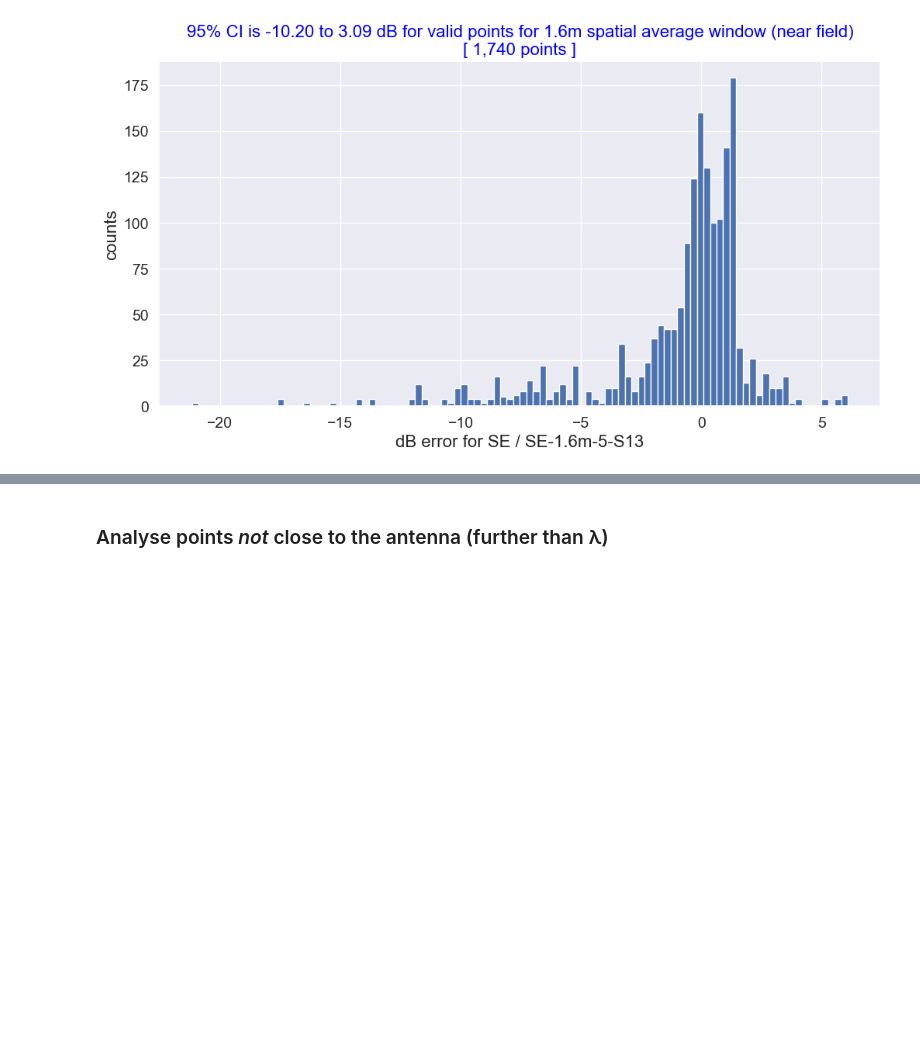
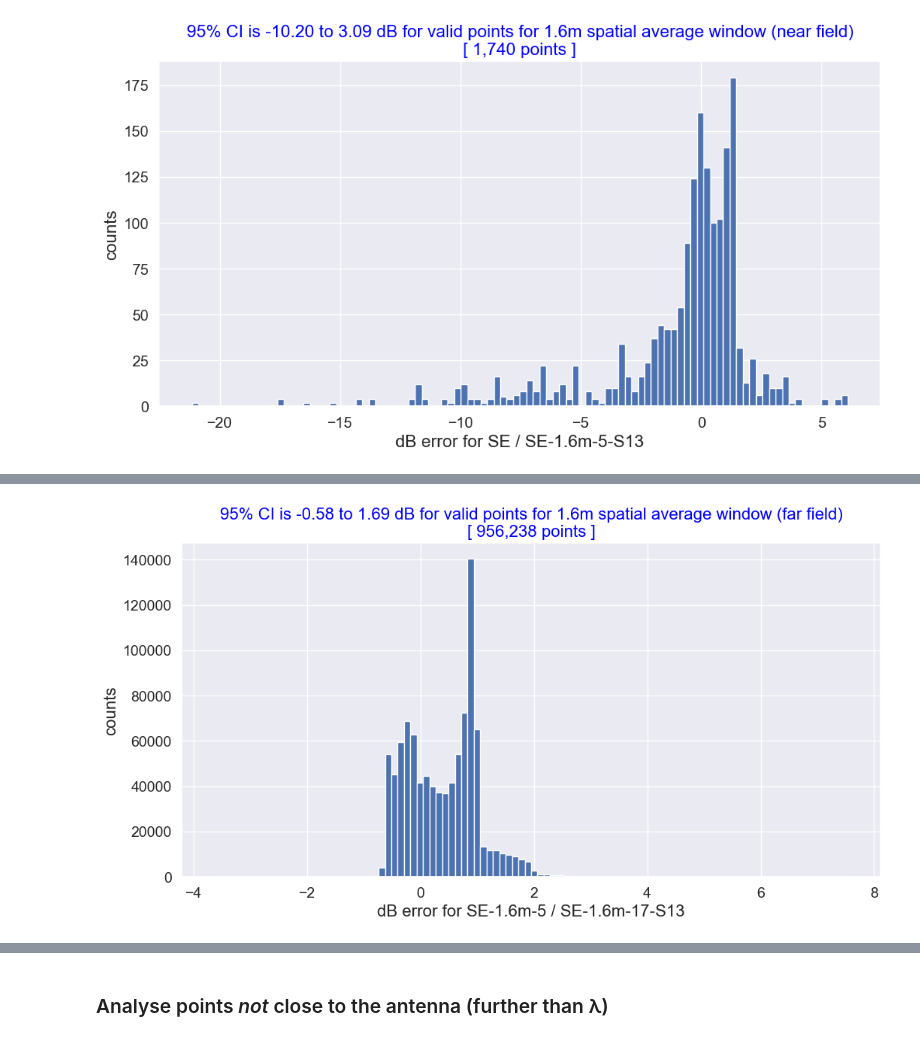
Before and after one commit to dreme/spatial-averaging-wg, a Jupyter notebook: notebooks/MBS_panel_trial2.ipynb, the cells around one changed output, grey strips where cells are left out. Saved outputs shown, nothing was run; the diff lists cells and outputs as text; code cells hidden in the pictures; blank space fills up the shorter version.

```diff
--- a/notebooks/MBS_panel_trial2.ipynb
+++ b/notebooks/MBS_panel_trial2.ipynb
@@ -1227,0 +1255,5 @@ R.hist(data='dBerr SE v SE-1.6m-5-S13', f=f_sa16near, CI=95, bins=100)
+# %%
+# Show SARwbi histogram
+R.hist(data='dBerr SE-1.6m-5 v SE-1.6m-17-S13', f=f_sa16far, CI=95, bins=100)
+# %% [output]
+[figure, added]
```
Also changed, not shown: parts of 14 cells of this notebook, 3 other files.
